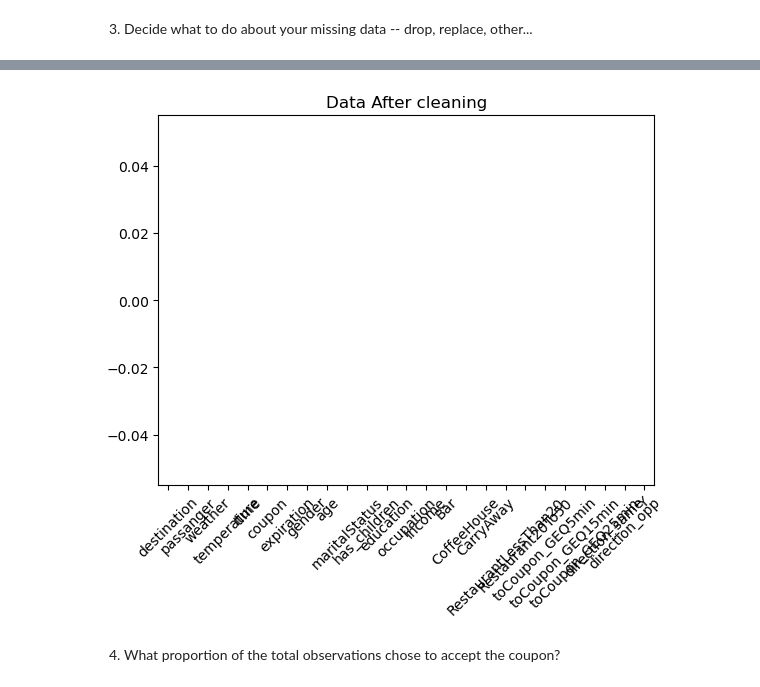
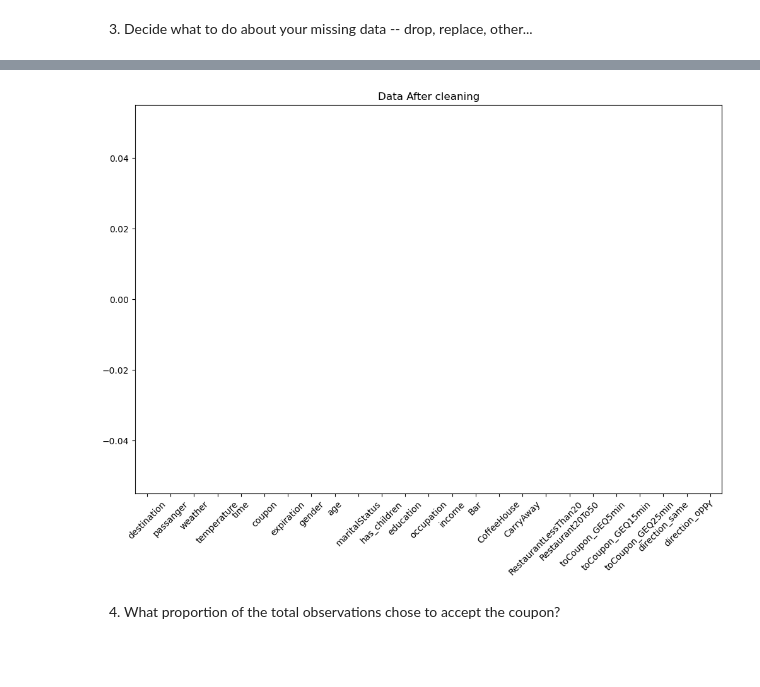
Before and after one commit to sreerekha17/kraftwork, a Jupyter notebook: prompt.ipynb, the cells around one changed output, grey strips where cells are left out. Saved outputs shown, nothing was run; the diff lists cells and outputs as text; code cells hidden in the pictures; blank space fills up the shorter version.

```diff
--- a/prompt.ipynb
+++ b/prompt.ipynb
@@ -204,13 +205,13 @@ print(data[ ['Bar', 'CoffeeHouse', 'CarryAway', 'RestaurantLessThan20', 'Restaur
 # %%
 # check using bar chart again to see if there is any empty values
-data.isnull().sum().plot(kind='bar', title="Data After cleaning")
+data.isnull().sum().plot(kind='bar', title="Data After cleaning", figsize=(12,8) )
 plt.xticks(rotation=45)
 plt.savefig('./images/after_cleaning_and_transforming.png')
-
+plt.show()
 
 # No more empty data!
 # %% [output]
-[figure, old version]
+[figure, new version]
 # %% [markdown]
 4. What proportion of the total observations chose to accept the coupon?
 # %%
```
Also changed, not shown: parts of 20 cells of this notebook, 24 other files.
